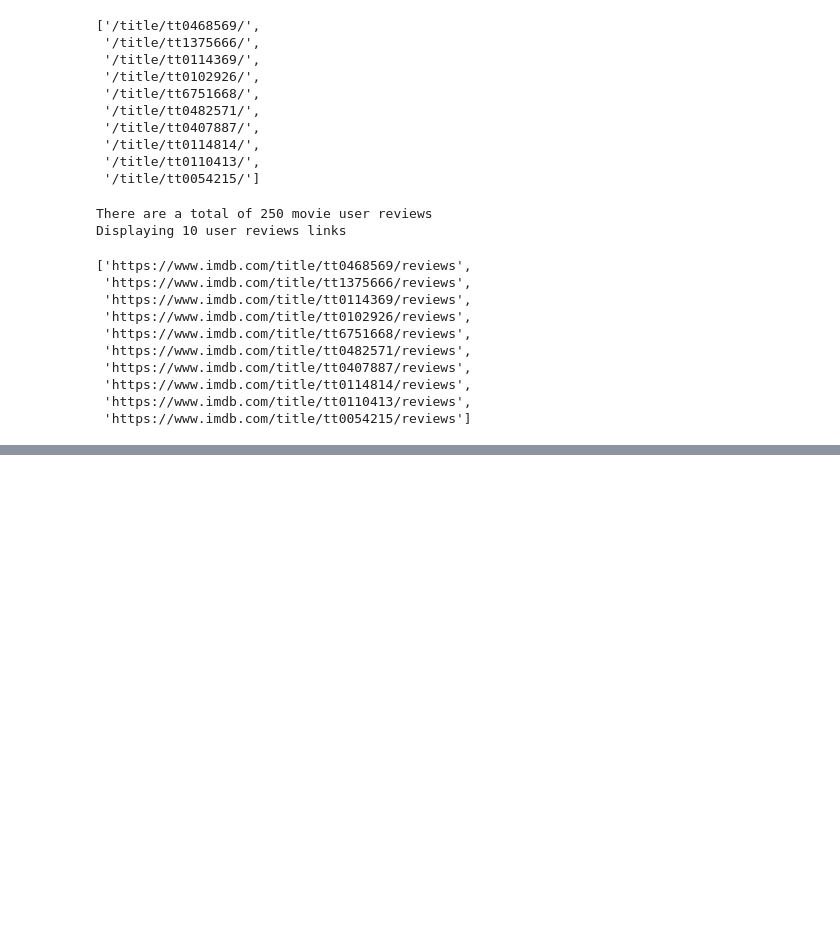
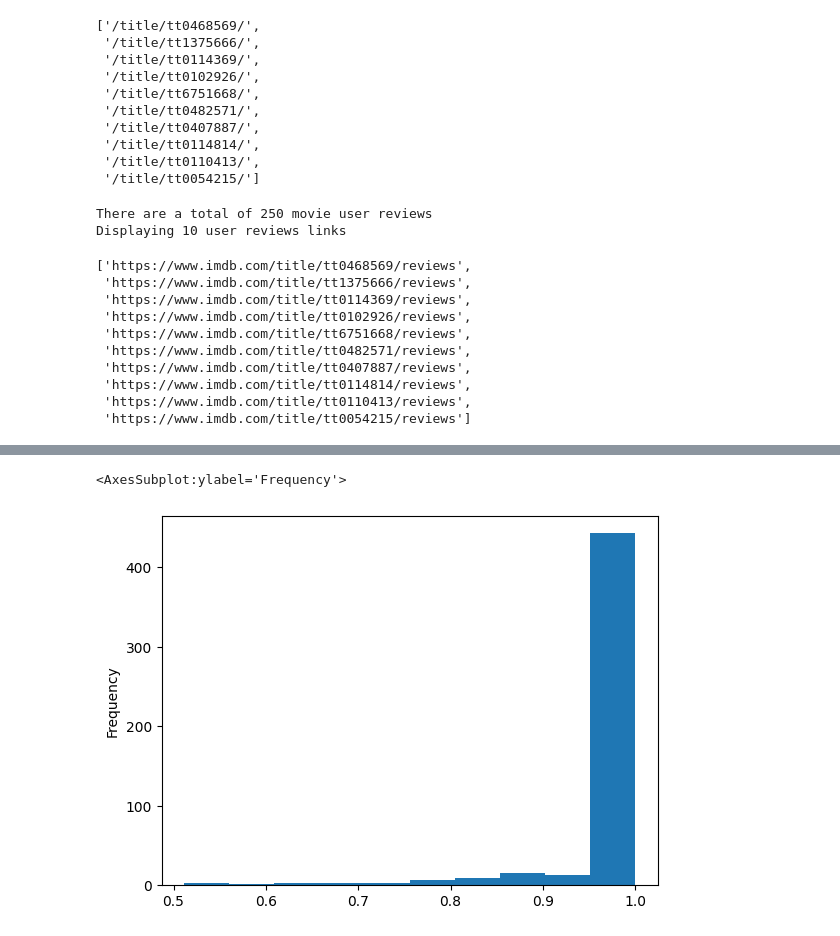
Before and after one commit to jh2048/movie_recommender, a Jupyter notebook: review_movie_recommender.ipynb, the cells around one changed output, grey strips where cells are left out. Saved outputs shown, nothing was run; the diff lists cells and outputs as text; code cells hidden in the pictures; blank space fills up the shorter version.

```diff
--- a/review_movie_recommender.ipynb
+++ b/review_movie_recommender.ipynb
@@ -196,0 +187,6 @@ print(data)
+# %%
+## Confident on most of the sentiments assigned but where are they less certain?
+df_withsent['sent_score'].plot(kind='hist')
+# %% [output]
+<AxesSubplot:ylabel='Frequency'>
+[figure, added]
```
Also changed, not shown: parts of 14 cells of this notebook, 2 other files.
